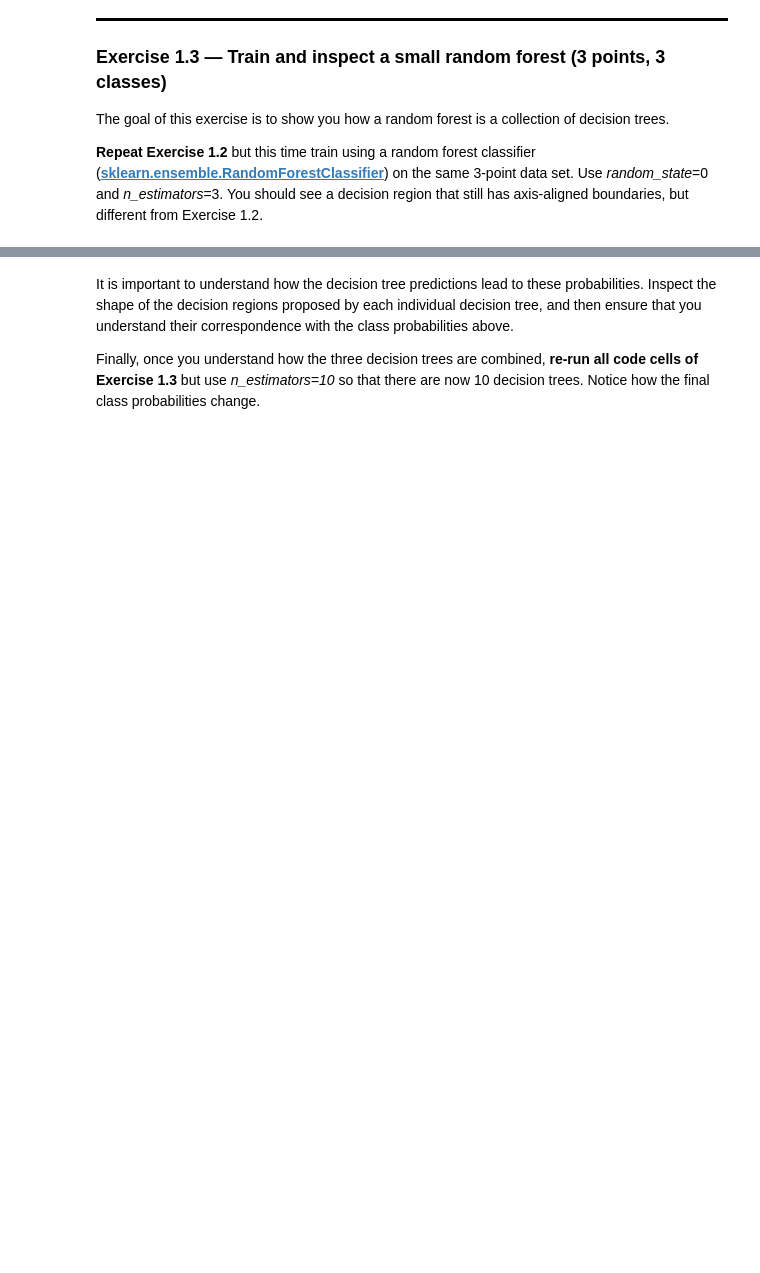
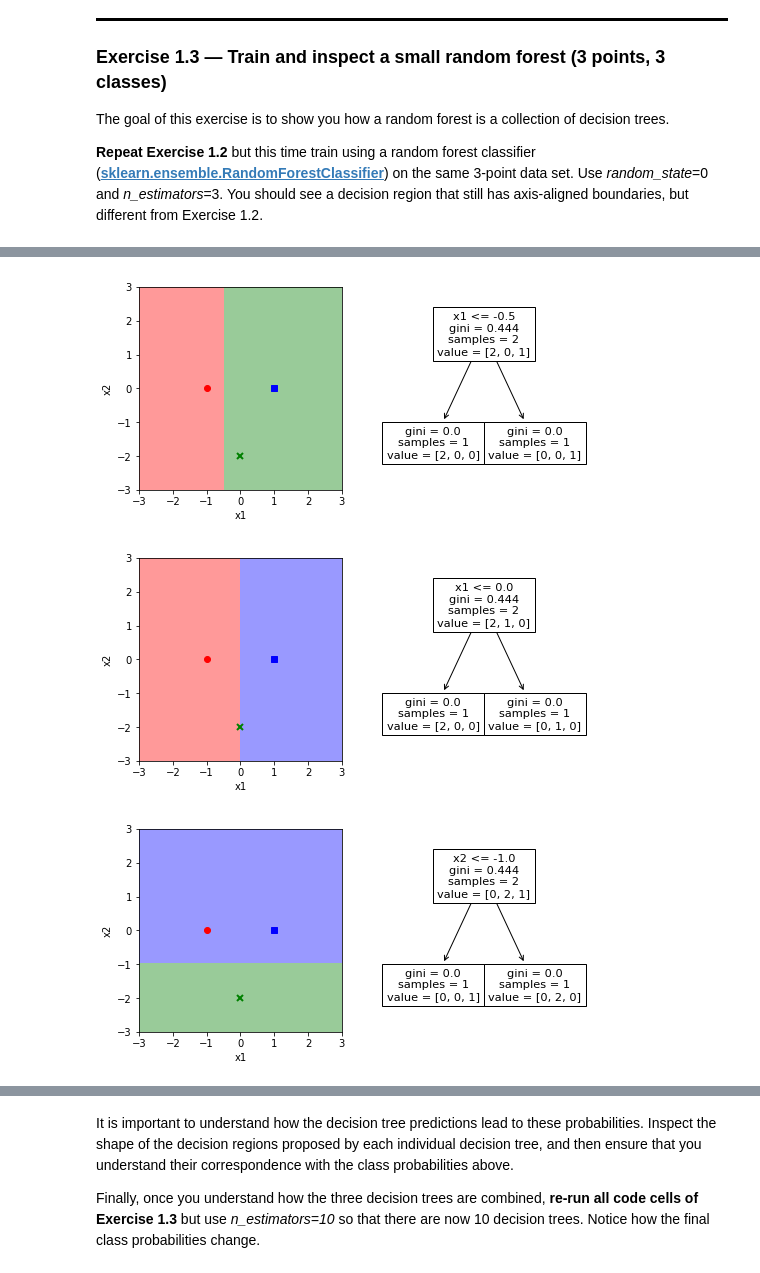
Before and after one commit to alimus22/SOEN, a Jupyter notebook: COMP432/lab6/lab6-exercises.ipynb, the cells around one changed output, grey strips where cells are left out. Saved outputs shown, nothing was run; the diff lists cells and outputs as text; code cells hidden in the pictures; blank space fills up the shorter version.

```diff
--- a/COMP432/lab6/lab6-exercises.ipynb
+++ b/COMP432/lab6/lab6-exercises.ipynb
@@ -164,3 +204,17 @@ To make a prediction, the random forest collects a prediction from each tree, an
+# %%
+# Your plotting loop here. Aim for 8-10 lines.
+for i in range(3):
+    plt.figure(figsize=(8 ,4));
+    ax = plt.subplot(121);
+    ax.set_aspect(1);
+    plot_data(X, y);
+    plot_predict(randomForest.estimators_[i]);
+    plt.subplot(122);
+    sklearn.tree.plot_tree(randomForest.estimators_[i], feature_names=['x1', 'x2']);
+# %% [output]
+[figure, added]
+[figure, added]
+[figure, added]
 # %% [markdown]
 Each of the above trees 'votes' to determine the final class for every point in input space. The next step asks you to visualize how the "votes" from these trees add up and contribute to "class probabilities."
 
```
Also changed, not shown: parts of 14 cells of this notebook.
